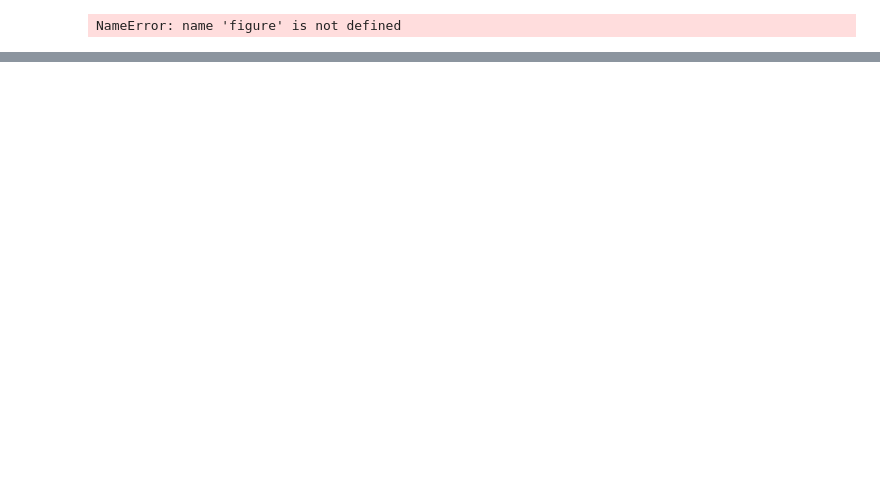
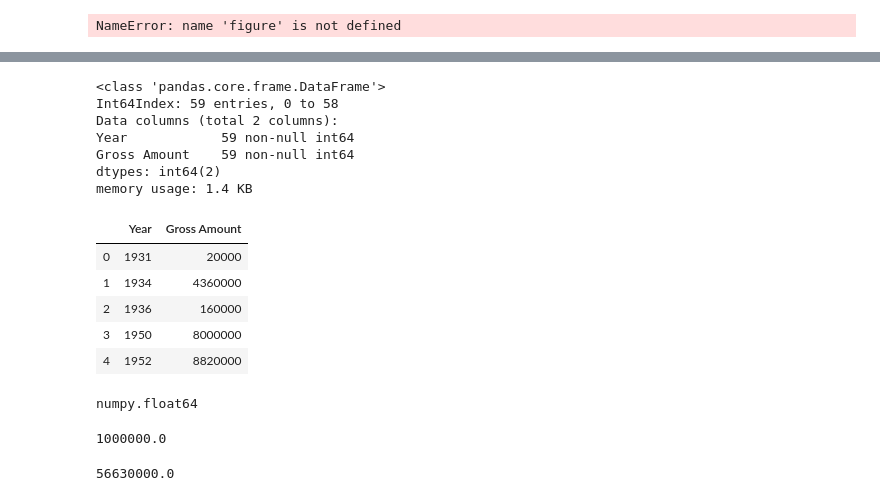
Before and after one commit to Nyiko-Ngwenya/Dashboard, a Jupyter notebook: IMDB/IMDb.ipynb, the cells around one changed output, grey strips where cells are left out. Cells and saved outputs as stored; diff of their text form; code cells hidden in the pictures; blank space fills up the shorter version.

```diff
--- a/IMDB/IMDb.ipynb
+++ b/IMDB/IMDb.ipynb
@@ -221,0 +249,26 @@ df1.columns
+# %%
+qaz = asd['Gross Amount'].sum()
+qaz['Gross Amount'] = qaz['Gross Amount']*1000000
+s2 = qaz.astype('int64')
+s2.info()
+s2.head()
+# type(qaz)
+# qaz = pd.DataFrame(qaz)
+# %% [output]
+<class 'pandas.core.frame.DataFrame'>
+Int64Index: 59 entries, 0 to 58
+Data columns (total 2 columns):
+Year            59 non-null int64
+Gross Amount    59 non-null int64
+dtypes: int64(2)
+memory usage: 1.4 KB
+|  | Year | Gross Amount |
+| 0 | 1931 | 20000 |
+| 1 | 1934 | 4360000 |
+| 2 | 1936 | 160000 |
+| 3 | 1950 | 8000000 |
+| 4 | 1952 | 8820000 |
+# %%
+type(qaz['Gross Amount'][0])
+# %% [output]
+numpy.float64
@@ -221,0 +277,13 @@ df1.columns
+# %%
+w = 56.63
+q = 1.2
+z = 1200000
+
+zxc = z / q
+zxc
+# %% [output]
+1000000.0
+# %%
+print(w * 1000000)
+# %% [output]
+56630000.0
```
Also changed, not shown: parts of 9 cells of this notebook, 2 other files.
